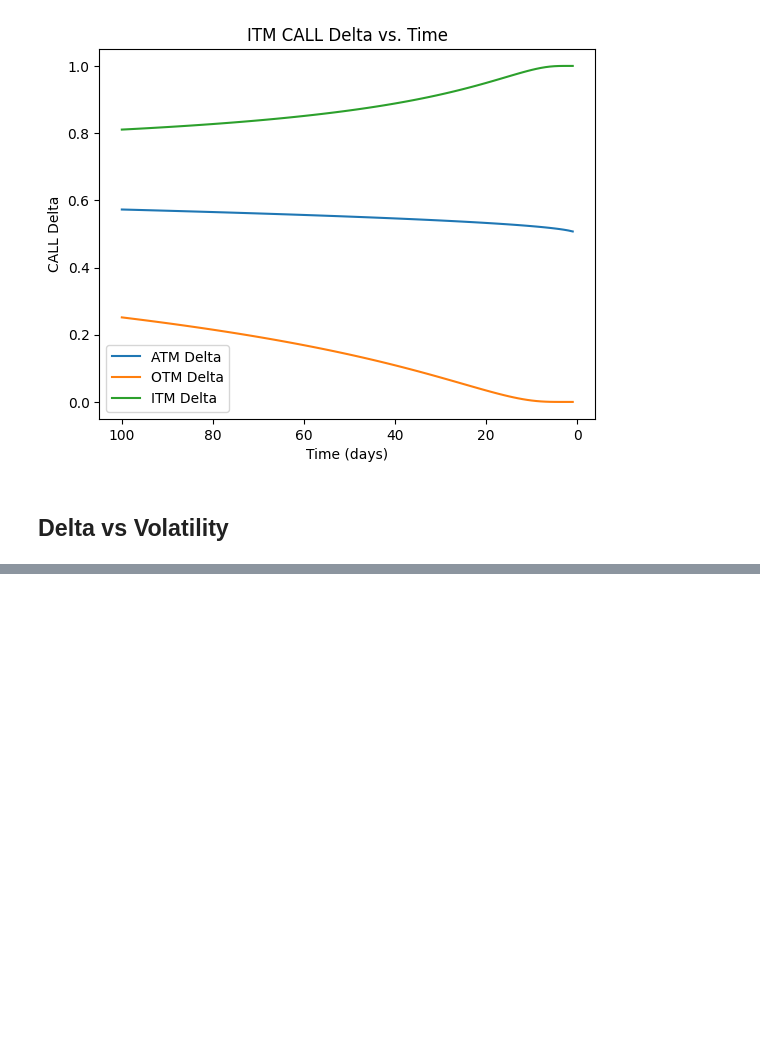
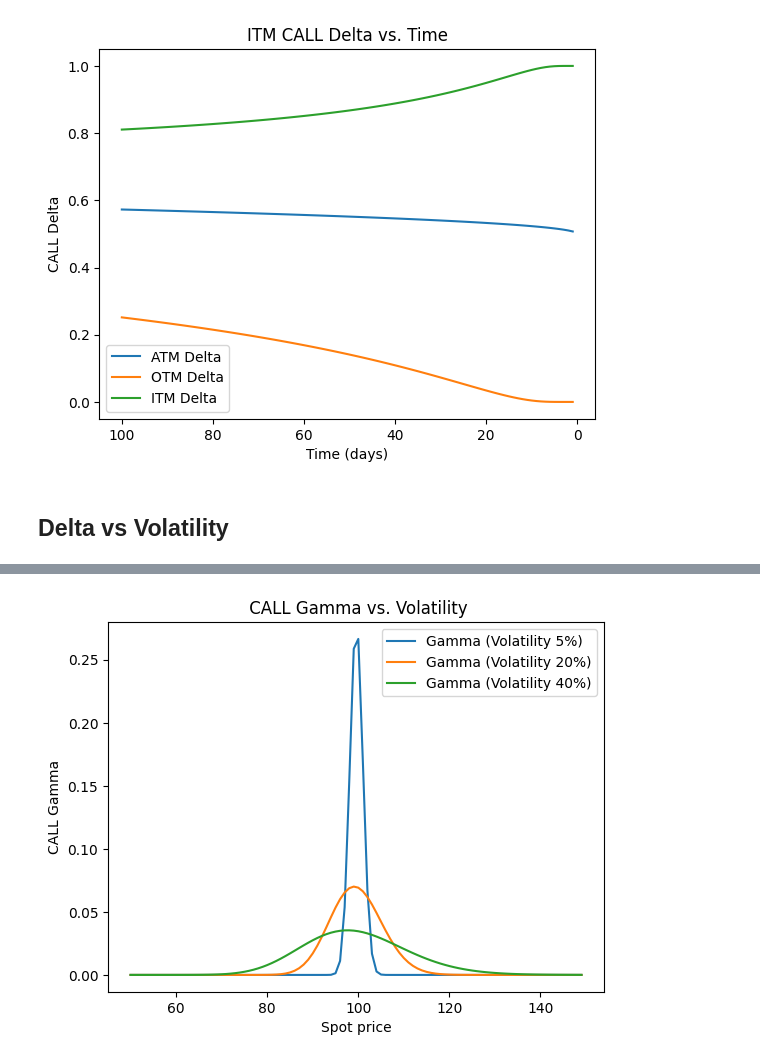
Before and after one commit to jhtkoo0426/options-analysis, a Jupyter notebook: greeks_analysis.ipynb, the cells around one changed output, grey strips where cells are left out. Saved outputs shown, nothing was run; the diff lists cells and outputs as text; code cells hidden in the pictures; blank space fills up the shorter version.

```diff
--- a/greeks_analysis.ipynb
+++ b/greeks_analysis.ipynb
@@ -110,0 +173,17 @@ delta_volatility_analysis(S, K, r, t, moneyness='')
+# %%
+def gamma_volatility_analysis(S, K, r, t, moneyness):
+    S = np.arange(K * 0.5, K * 1.5, 1)
+    volatilities = [0.05, 0.2, 0.4]
+    for sig in volatilities:
+        calls_gammas = gamma_call(S, K, r, t/365, sig)
+        plt.plot(S, calls_gammas, label=f'Gamma (Volatility {int(sig * 100)}%)')
+
+    plt.title(f'{moneyness} CALL Gamma vs. Volatility')
+
+    plt.xlabel('Spot price')
+    plt.ylabel('CALL Gamma')
+    plt.legend()
+# %%
+gamma_volatility_analysis(S, K, r, t, moneyness='')
+# %% [output]
+[figure, added]
```
Also changed, not shown: parts of 18 cells of this notebook.
